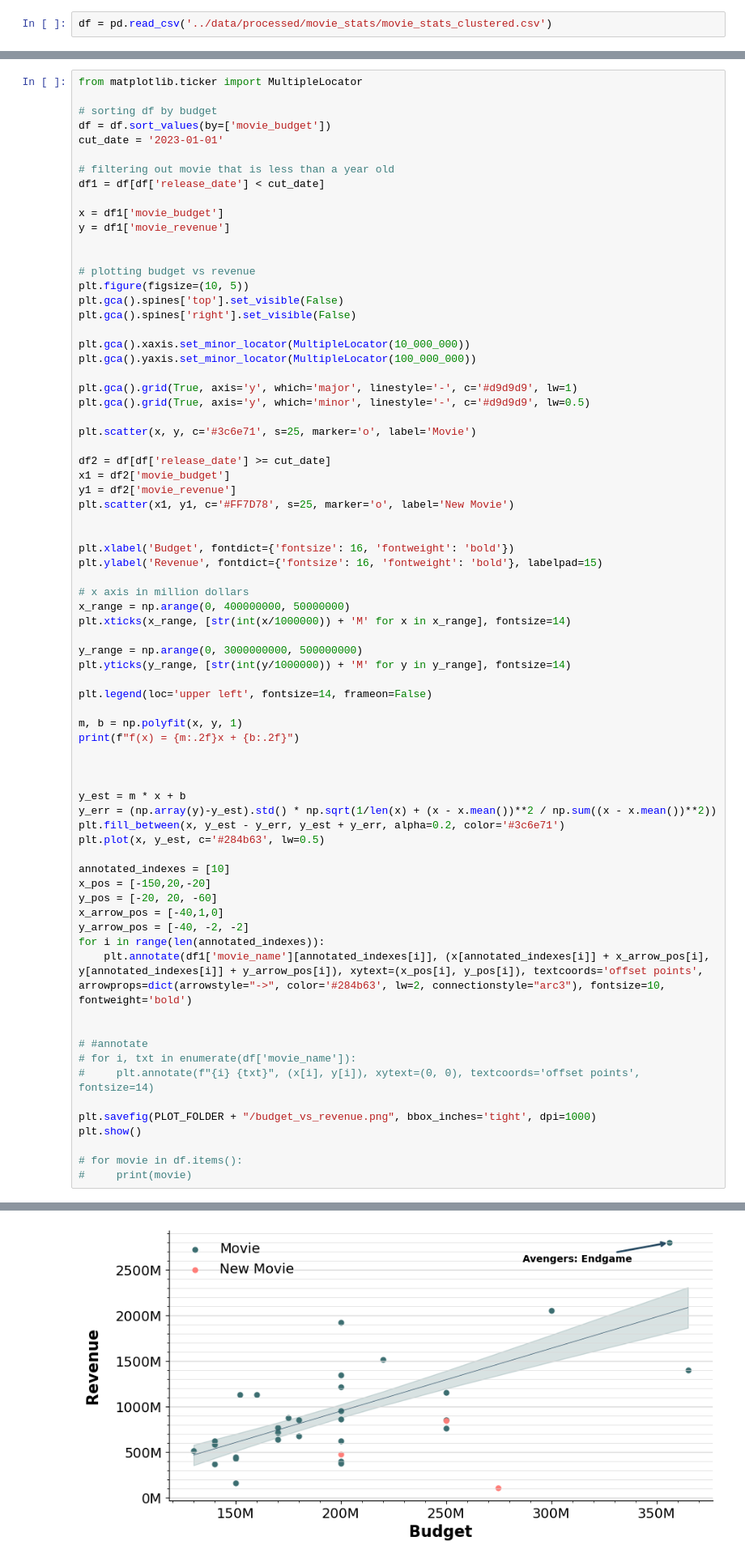
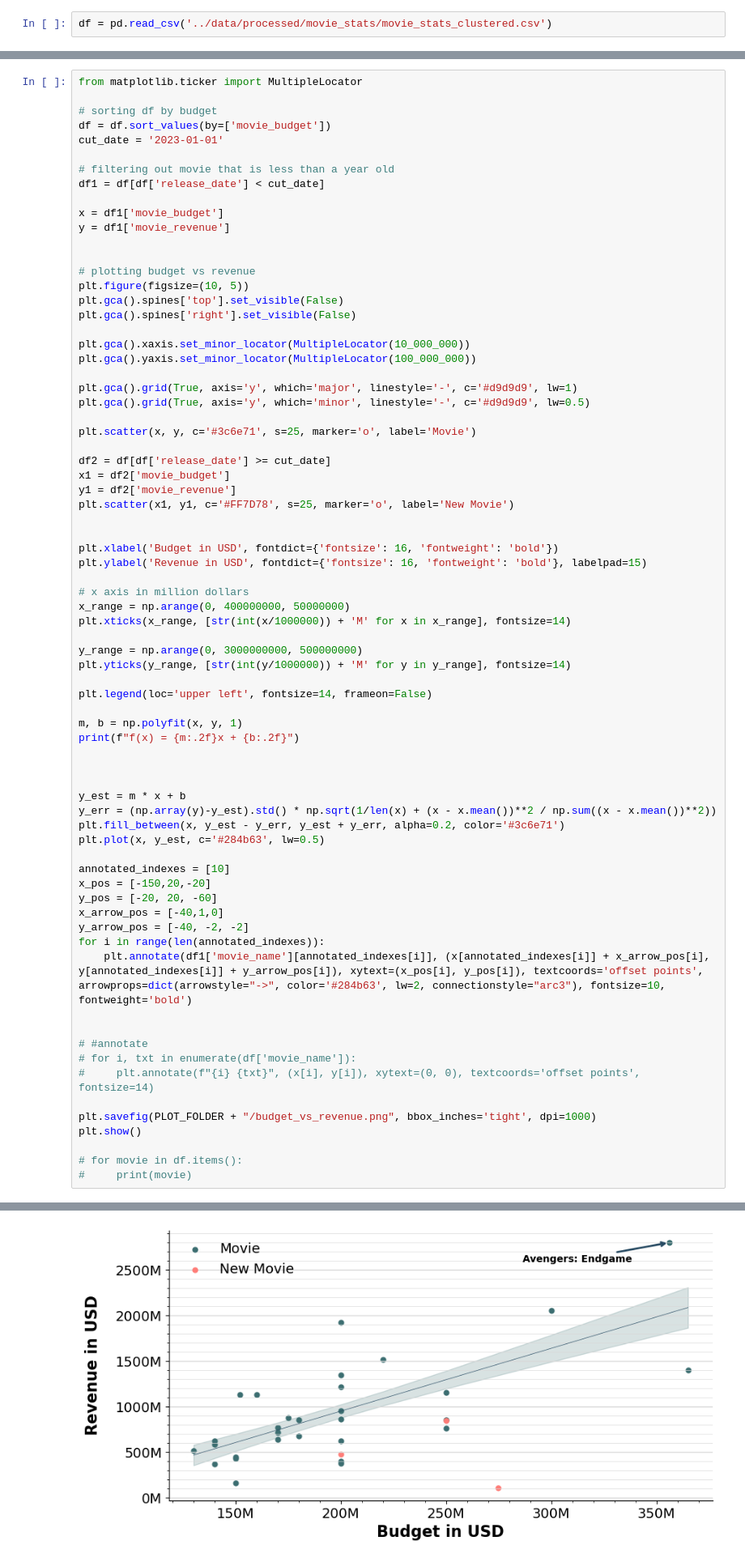
Before and after one commit to rizz-kings/data-in-the-wild, a Jupyter notebook: notebooks/budget.ipynb, the cells around one changed output, grey strips where cells are left out. Shown at 81% size. Cells and saved outputs as stored; diff of their text form.

```diff
--- a/notebooks/budget.ipynb
+++ b/notebooks/budget.ipynb
@@ -59,8 +59,8 @@ y1 = df2['movie_revenue']
 plt.scatter(x1, y1, c='#FF7D78', s=25, marker='o', label='New Movie')
 
 
-plt.xlabel('Budget', fontdict={'fontsize': 16, 'fontweight': 'bold'})
-plt.ylabel('Revenue', fontdict={'fontsize': 16, 'fontweight': 'bold'}, labelpad=15)
+plt.xlabel('Budget in USD', fontdict={'fontsize': 16, 'fontweight': 'bold'})
+plt.ylabel('Revenue in USD', fontdict={'fontsize': 16, 'fontweight': 'bold'}, labelpad=15)
 
 # x axis in million dollars
 x_range = np.arange(0, 400000000, 50000000)
@@ -74,34 +74,34 @@ plt.legend(loc='upper left', fontsize=14, frameon=False)
 m, b = np.polyfit(x, y, 1)
 print(f"f(x) = {m:.2f}x + {b:.2f}")
 
 
 
 y_est = m * x + b
 y_err = (np.array(y)-y_est).std() * np.sqrt(1/len(x) + (x - x.mean())**2 / np.sum((x - x.mean())**2))
 plt.fill_between(x, y_est - y_err, y_est + y_err, alpha=0.2, color='#3c6e71')
 plt.plot(x, y_est, c='#284b63', lw=0.5)
 
 annotated_indexes = [10]
 x_pos = [-150,20,-20]
 y_pos = [-20, 20, -60]
 x_arrow_pos = [-40,1,0]
 y_arrow_pos = [-40, -2, -2]
 for i in range(len(annotated_indexes)):
     plt.annotate(df1['movie_name'][annotated_indexes[i]], (x[annotated_indexes[i]] + x_arrow_pos[i], y[annotated_indexes[i]] + y_arrow_pos[i]), xytext=(x_pos[i], y_pos[i]), textcoords='offset points', arrowprops=dict(arrowstyle="->", color='#284b63', lw=2, connectionstyle="arc3"), fontsize=10, fontweight='bold')
 
 
 # #annotate
 # for i, txt in enumerate(df['movie_name']):
 #     plt.annotate(f"{i} {txt}", (x[i], y[i]), xytext=(0, 0), textcoords='offset points', fontsize=14)
 
 plt.savefig(PLOT_FOLDER + "/budget_vs_revenue.png", bbox_inches='tight', dpi=1000)
 plt.show()
 
 # for movie in df.items():
 #     print(movie)
 # %% [output]
 f(x) = 6.88x + -424228292.96
-[figure, old version]
+[figure, new version]
 # %%
 # plotting boxplot of all the movie revenues
 plt.figure(figsize=(10, 4))
```
Also changed, not shown: 9 other files.
